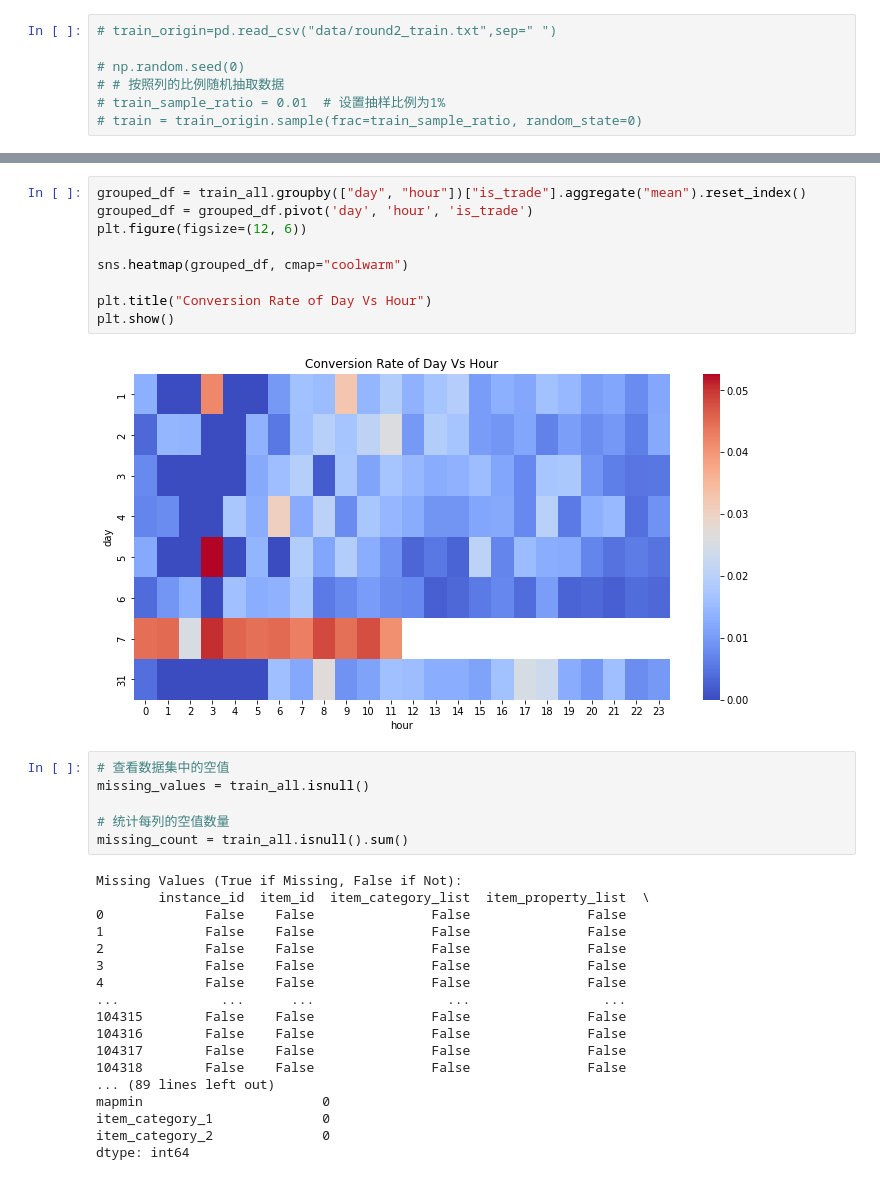
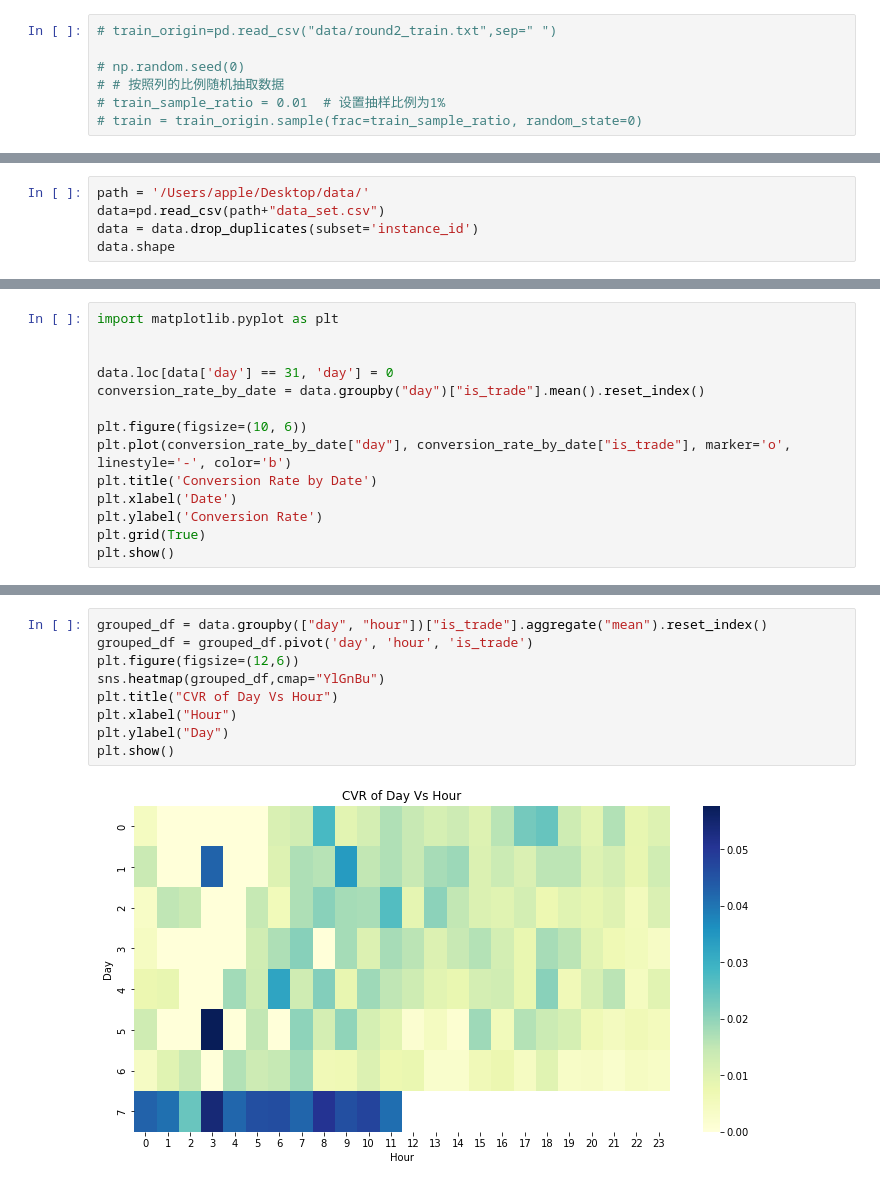
Before and after one commit to IBA6202MA/Search-Advertising-Conversion-Prediction, a Jupyter notebook: data_preprocess01.ipynb, the cells around one changed output, grey strips where cells are left out. Drawn from its saved outputs; the diff is of its cells as text.

Commit message:
add eda part in data preprocess

```diff
--- a/data_preprocess01.ipynb
+++ b/data_preprocess01.ipynb
@@ -36,0 +20,5 @@ data = pd.concat([train, test])
+# %%
+path = '/Users/apple/Desktop/data/'
+data=pd.read_csv(path+"data_set.csv")
+data = data.drop_duplicates(subset='instance_id')
+data.shape
@@ -180,0 +249,14 @@ Index(['instance_id', 'item_id', 'item_category_list', 'item_property_list',
+# %%
+import matplotlib.pyplot as plt
+
+
+data.loc[data['day'] == 31, 'day'] = 0
+conversion_rate_by_date = data.groupby("day")["is_trade"].mean().reset_index()
+
+plt.figure(figsize=(10, 6))
+plt.plot(conversion_rate_by_date["day"], conversion_rate_by_date["is_trade"], marker='o', linestyle='-', color='b')
+plt.title('Conversion Rate by Date')
+plt.xlabel('Date')
+plt.ylabel('Conversion Rate')
+plt.grid(True)
+plt.show()
@@ -181,35 +361,11 @@ Index(['instance_id', 'item_id', 'item_category_list', 'item_property_list',
 # %%
-grouped_df = train_all.groupby(["day", "hour"])["is_trade"].aggregate("mean").reset_index()
+grouped_df = data.groupby(["day", "hour"])["is_trade"].aggregate("mean").reset_index()
 grouped_df = grouped_df.pivot('day', 'hour', 'is_trade')
-plt.figure(figsize=(12, 6))
-
-sns.heatmap(grouped_df, cmap="coolwarm")
-
-plt.title("Conversion Rate of Day Vs Hour")
+plt.figure(figsize=(12,6))
+sns.heatmap(grouped_df,cmap="YlGnBu")
+plt.title("CVR of Day Vs Hour")
+plt.xlabel("Hour")
+plt.ylabel("Day")
 plt.show()
 # %% [output]
-[figure, old version]
+[figure, new version]
-# %%
-# 查看数据集中的空值
-missing_values = train_all.isnull()
-
-# 统计每列的空值数量
-missing_count = train_all.isnull().sum()
-# %% [output]
-Missing Values (True if Missing, False if Not):
-        instance_id  item_id  item_category_list  item_property_list  \
-0             False    False               False               False
-1             False    False               False               False
-2             False    False               False               False
-3             False    False               False               False
-4             False    False               False               False
-...             ...      ...                 ...                 ...
-104315        False    False               False               False
-104316        False    False               False               False
-104317        False    False               False               False
-104318        False    False               False               False
-... (89 lines left out)
-mapmin                       0
-item_category_1              0
-item_category_2              0
-dtype: int64
```
Also changed, not shown: parts of 54 cells of this notebook, 3 other files.
